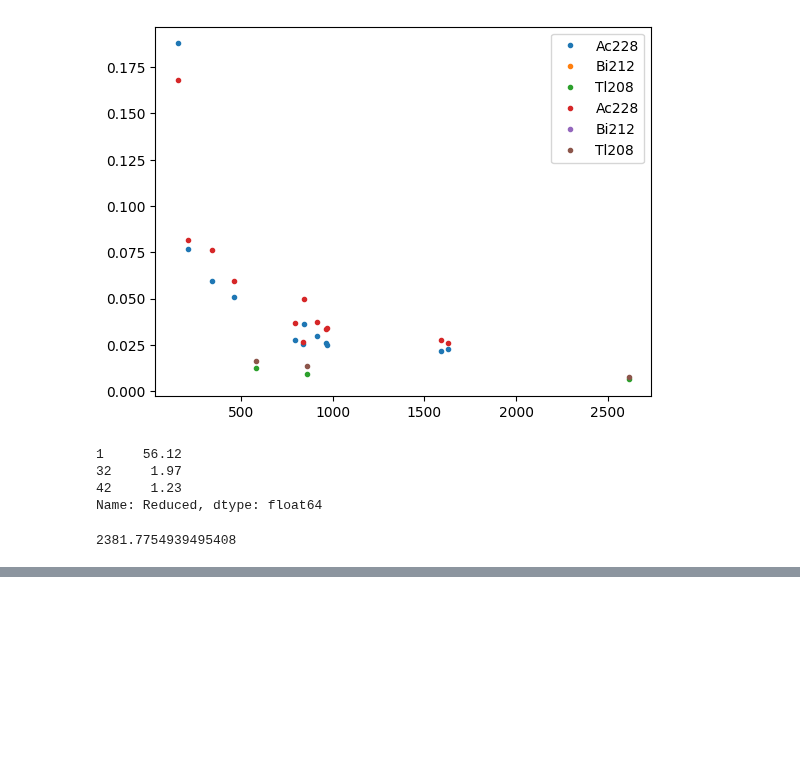
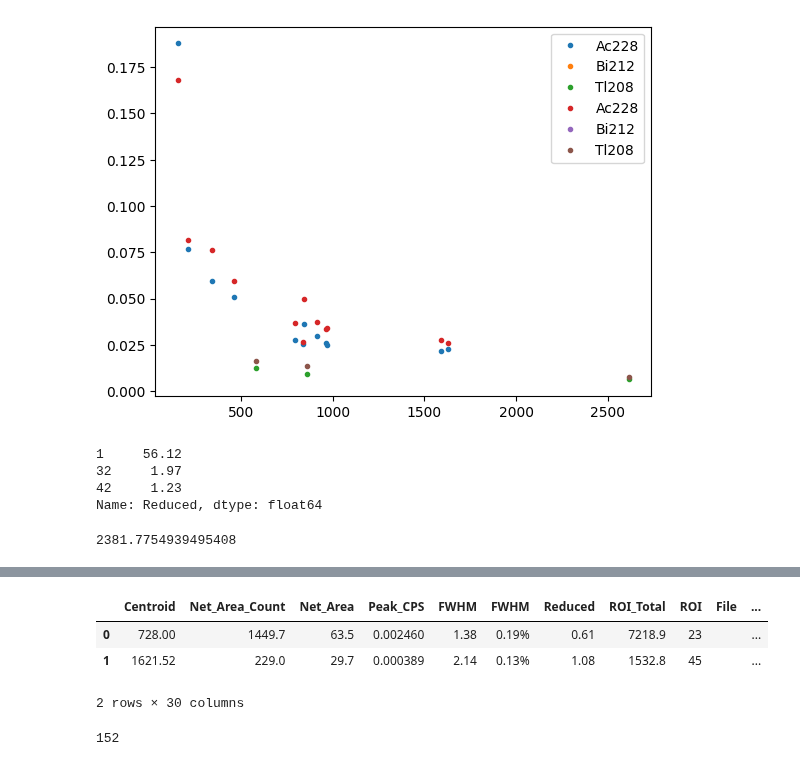
Before and after one commit to ngcnpeter/HPGe_lab_y3, a Jupyter notebook: spectal_analysis.ipynb, the cells around one changed output, grey strips where cells are left out. Cells and saved outputs as stored; diff of their text form; code cells hidden in the pictures; blank space fills up the shorter version.

```diff
--- a/spectal_analysis.ipynb
+++ b/spectal_analysis.ipynb
@@ -320,0 +539,17 @@ compton_edge(2614.53)
+# %%
+#rename nndc columns
+nndc_col = {'Rad Ene.  ' : 'Photopeak_Energy','Unc       .2':'BR_err','Unc       ':'E_err'}
+nndc_df.rename(columns = nndc_col,inplace=True)
+#adding branching ratios of gamma rad. from electron capture and other pathways of the same energy
+nndc_df['BR'] = nndc_df.groupby(['Photopeak_Energy'])['Rad Int.  '].transform('sum')/100 #BR = intensity/100
+nndc_df['BR_err'] = nndc_df['BR_err']/100
+pd.merge(df_1[df_1['Nuclide'] == 'Bi212'],nndc_df[['Photopeak_Energy','E_err','BR','BR_err']], on = 'Photopeak_Energy',how = 'left').drop_duplicates(subset = 'Photopeak_Energy')
+# %% [output]
+|  | Centroid | Net_Area_Count | Net_Area | Peak_CPS | FWHM | FWHM | Reduced | ROI_Total | ROI | File | ... |
+| 0 | 728.00 | 1449.7 | 63.5 | 0.002460 | 1.38 | 0.19% | 0.61 | 7218.9 | 23 |  | ... |
+| 1 | 1621.52 | 229.0 | 29.7 | 0.000389 | 2.14 | 0.13% | 1.08 | 1532.8 | 45 |  | ... |
+2 rows × 30 columns
+# %%
+len(nndc_df)
+# %% [output]
+152
```
Also changed, not shown: parts of 22 cells of this notebook, 3 other files.
